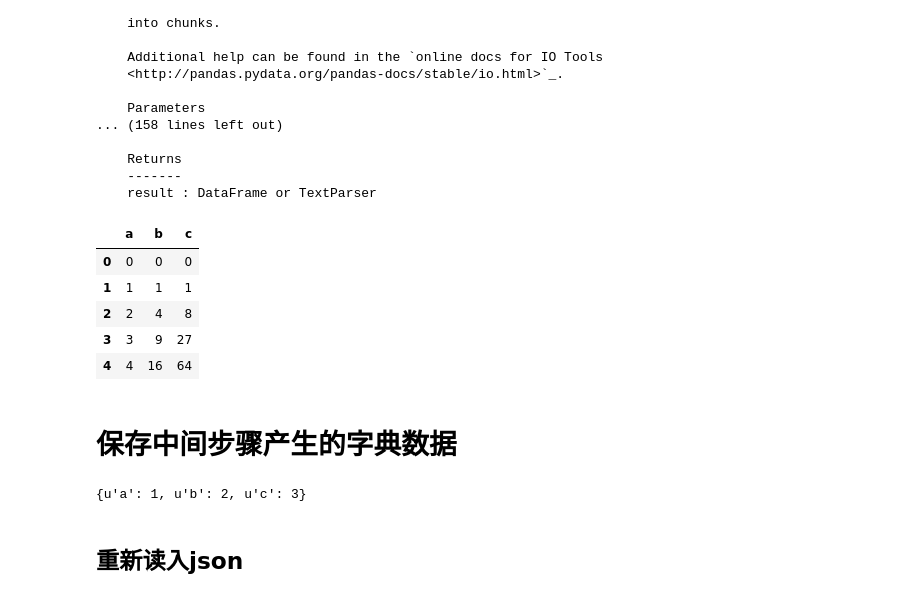
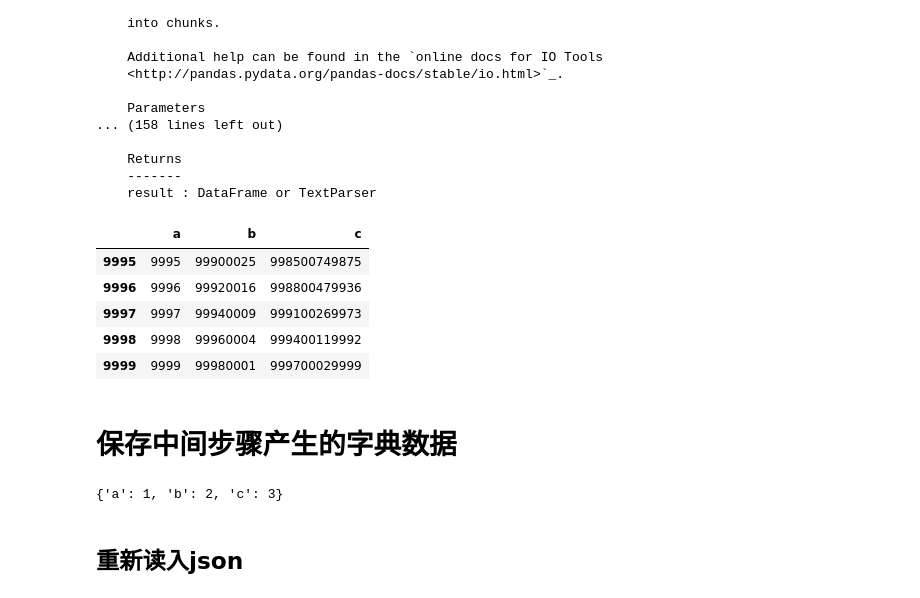
Before and after one commit to SocratesClub/cjc, a Jupyter notebook: code/03.python_intro.ipynb, the cells around one changed output. Drawn from its saved outputs; the diff is of its cells as text; code cells hidden in the pictures.

```diff
--- a/code/03.python_intro.ipynb
+++ b/code/03.python_intro.ipynb
@@ -655,16 +659,16 @@ read_csv(filepath_or_buffer, sep=',', delimiter=None, header='infer', names=None
     -------
     result : DataFrame or TextParser
 # %%
-df = pd.read_csv('/Users/chengjun/github/cjc/data/data_write_to_file.txt',
+df = pd.read_csv('../data/data_write_to_file.txt',
                  sep = '\t', names = ['a', 'b', 'c'])
-df[:5]
+df[-5:]
 # %% [output]
 |  | a | b | c |
-| 0 | 0 | 0 | 0 |
-| 1 | 1 | 1 | 1 |
-| 2 | 2 | 4 | 8 |
-| 3 | 3 | 9 | 27 |
-| 4 | 4 | 16 | 64 |
+| 9995 | 9995 | 99900025 | 998500749875 |
+| 9996 | 9996 | 99920016 | 998800479936 |
+| 9997 | 9997 | 99940009 | 999100269973 |
+| 9998 | 9998 | 99960004 | 999400119992 |
+| 9999 | 9999 | 99980001 | 999700029999 |
 # %% [markdown]
 # 保存中间步骤产生的字典数据
 # %%
@@ -674,9 +678,9 @@ with open('/Users/chengjun/github/cjc/save_dict.json', 'w') as f:
     json.dump(data_dict, f)
 # %%
-dd = json.load(open("/Users/chengjun/github/cjc/save_dict.json"))
+dd = json.load(open("../data/save_dict.json"))
 dd
 # %% [output]
-{u'a': 1, u'b': 2, u'c': 3}
+{'a': 1, 'b': 2, 'c': 3}
 # %% [markdown]
 ## 重新读入json
 # %% [markdown]
```
Also changed, not shown: parts of 37 cells of this notebook, 7 other files.
